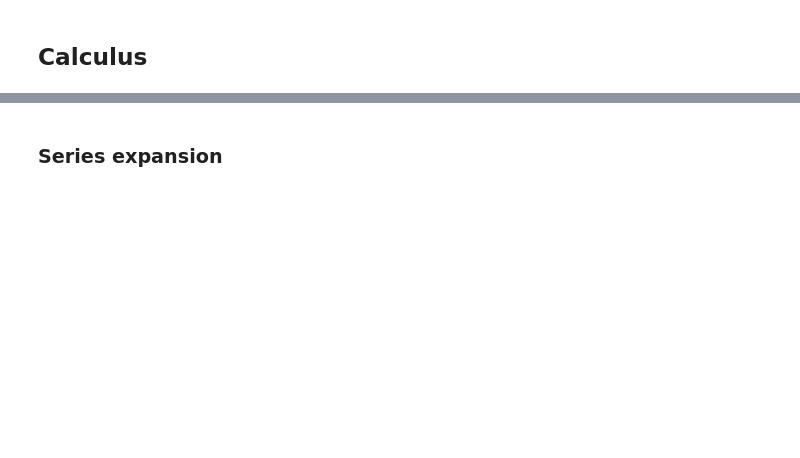
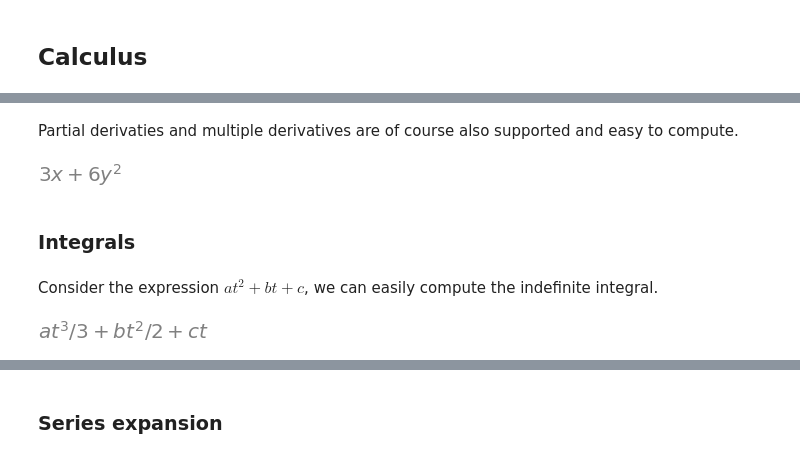
Before and after one commit to gjbex/Scientific-Python, a Jupyter notebook: source-code/sympy/sympy.ipynb, the cells around one changed output, grey strips where cells are left out. Saved outputs shown, nothing was run; the diff lists cells and outputs as text; code cells hidden in the pictures; blank space fills up the shorter version.

```diff
--- a/source-code/sympy/sympy.ipynb
+++ b/source-code/sympy/sympy.ipynb
@@ -333,0 +340,12 @@ expr.diff(x)
+# %% [markdown]
+Partial derivaties and multiple derivatives are of course also supported and easy to compute.
+# %%
+x, y = symbols('x y')
+# %%
+expr = x**2 + 3*x*y + 2*y**3
+# %%
+expr.diff(y)
+# %% [output]
+[figure, added]
+# %% [markdown]
+ ### Integrals
@@ -333,0 +354,2 @@ expr.diff(x)
+# %% [markdown]
+Consider the expression $a t^2 + b t + c$, we can easily compute the indefinite integral.
@@ -334,2 +358,4 @@ expr.diff(x)
 # %%
-expr.integrate(x)
+expr.integrate(t)
+# %% [output]
+[figure, added]
```
Also changed, not shown: parts of 39 cells of this notebook.
